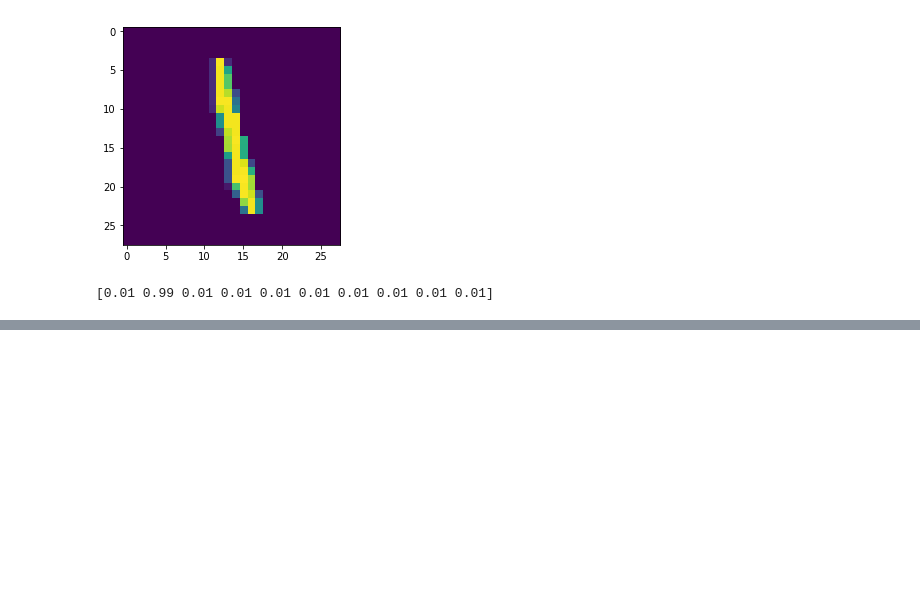
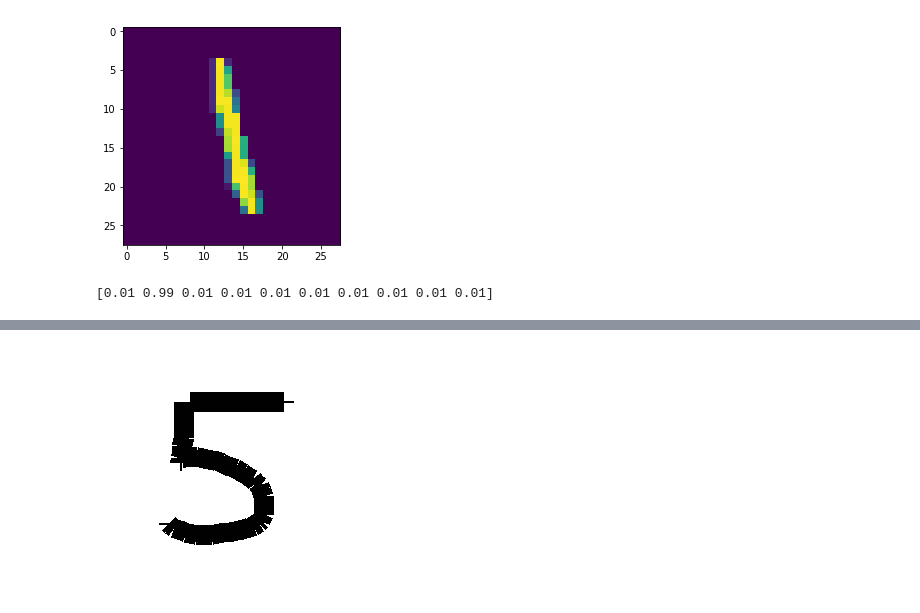
Before and after one commit to Mittenbuhler/Neural_Network, a Jupyter notebook: Gui.ipynb, the cells around one changed output, grey strips where cells are left out. Drawn from its saved outputs; the diff is of its cells as text; code cells hidden in the pictures; blank space fills up the shorter version.

```diff
--- a/Gui.ipynb
+++ b/Gui.ipynb
@@ -135,0 +207,4 @@ root.mainloop()
+# %%
+b.image
+# %% [output]
+[figure, added]
```
Also changed, not shown: parts of 13 cells of this notebook, 1 other file.
